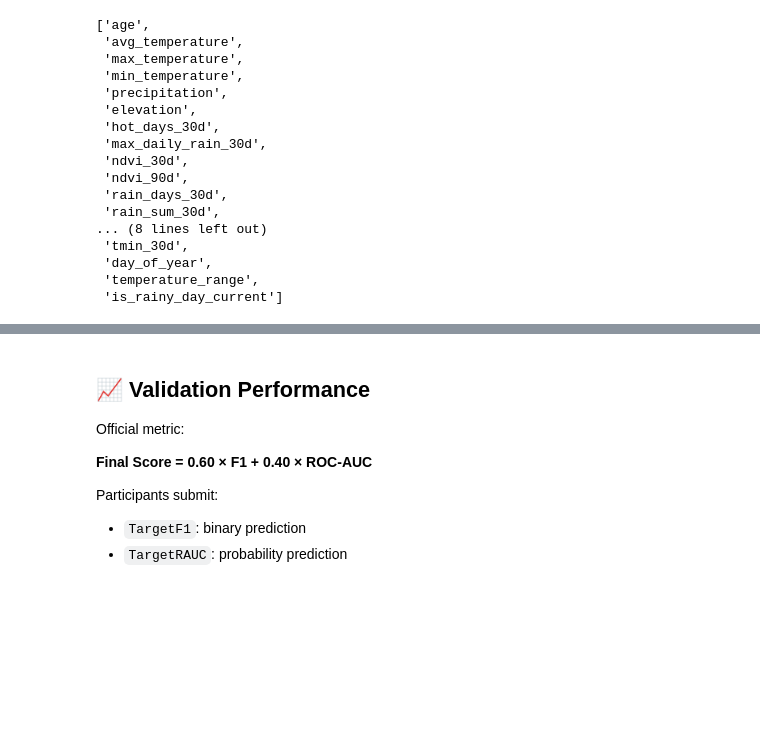
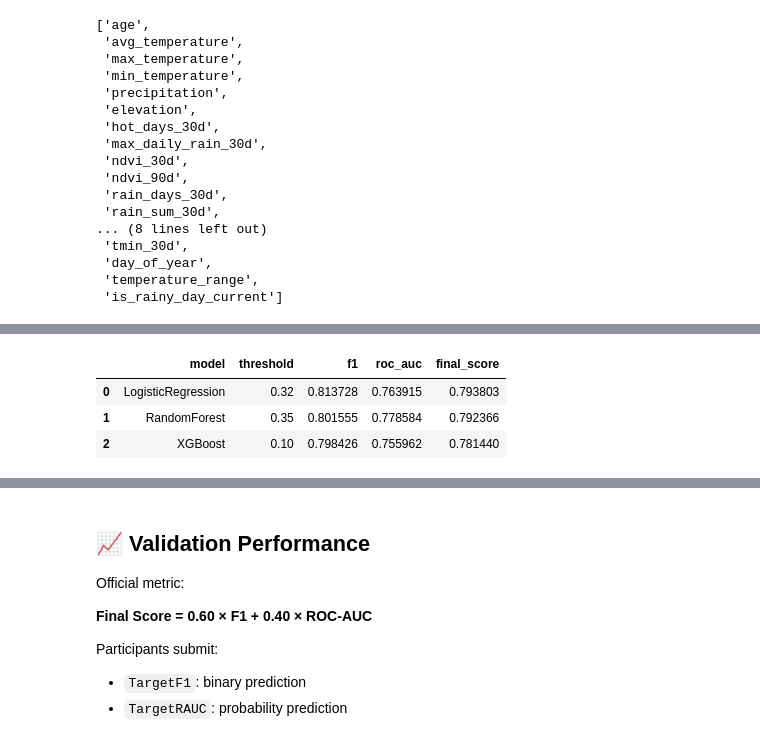
Before and after one commit to Henintsoaaa/climaite-health, a Jupyter notebook: climate_health_starter_notebook_.ipynb, the cells around one changed output, grey strips where cells are left out. Drawn from its saved outputs; the diff is of its cells as text; code cells hidden in the pictures; blank space fills up the shorter version.

```diff
--- a/climate_health_starter_notebook_.ipynb
+++ b/climate_health_starter_notebook_.ipynb
@@ -303,6 +303,13 @@ numeric_features
  'temperature_range',
  'is_rainy_day_current']
 # %%
+from sklearn.ensemble import RandomForestClassifier
+from xgboost import XGBClassifier
+from sklearn.model_selection import (
+    train_test_split,
+    StratifiedKFold,
+    cross_val_predict
+)
 
 preprocessor = ColumnTransformer(
     transformers=[
@@ -325,13 +332,86 @@ preprocessor = ColumnTransformer(
     ]
 )
 
-pipeline = Pipeline([
-    ("preprocess", preprocessor),
-    ("model", LogisticRegression(
-        max_iter=2000,
-        class_weight="balanced"
-    ))
-])
 
-pipeline.fit(X_train, y_train)
+# Pipeline add different model and hyperparameter tuning if needed
+models = {
+    "LogisticRegression": LogisticRegression(max_iter=2000, class_weight="balanced"),
+    "RandomForest": RandomForestClassifier(n_estimators=400, class_weight="balanced", random_state=42, n_jobs=-1),
+    "XGBoost": XGBClassifier(n_estimators=400, learning_rate=0.5, max_depth=5, random_state=42, use_label_encoder=False, eval_metric='logloss')
+}
+
+# Build one complete pipeline for each model
+pipelines = {}
+
+for model_name, model in models.items():
+    pipelines[model_name] = Pipeline([
+        ("preprocess", preprocessor),
+        ("model", model)
+    ])
+
+# Validation croisée stratifiée en 5 folds
+cv = StratifiedKFold(
+    n_splits=5,
+    shuffle=True,
+    random_state=42
+)
+
+# We will fit one complete pipeline for each model
+model_results = []
+oof_predictions = {}
+
+for model_name, model_pipeline in pipelines.items():
+    print(f"Évaluation de {model_name}...")
+
+    # Probabilités out-of-fold
+    oof_proba = cross_val_predict(
+        model_pipeline,
+        X,
+        y,
+        cv=cv,
+        method="predict_proba",
+        n_jobs=-1
+    )[:, 1]
+
+    oof_predictions[model_name] = oof_proba
+
+    # Recherche du meilleur seuil selon le score officiel
+    thresholds = np.arange(0.10, 0.91, 0.01)
+    threshold_scores = []
+
+    roc_auc = roc_auc_score(y, oof_proba)
+
+    for threshold in thresholds:
+        oof_pred = (oof_proba >= threshold).astype(int)
+        f1 = f1_score(y, oof_pred)
+        final_score = 0.60 * f1 + 0.40 * roc_auc
+
+        threshold_scores.append({
+            "threshold": threshold,
+            "f1": f1,
+            "roc_auc": roc_auc,
+            "final_score": final_score
+        })
+
+    threshold_scores = pd.DataFrame(threshold_scores)
+
+    best_result = threshold_scores.loc[
+        threshold_scores["final_score"].idxmax()
+    ]
+
+    model_results.append({
+        "model": model_name,
+        "threshold": best_result["threshold"],
+        "f1": best_result["f1"],
+        "roc_auc": best_result["roc_auc"],
+        "final_score": best_result["final_score"]
+    })
+
+model_results = (
+    pd.DataFrame(model_results)
+    .sort_values("final_score", ascending=False)
+    .reset_index(drop=True)
+)
+
+model_results
 # %% [output]
@@ -354,0 +436,4 @@ Pipeline(steps=[('preprocess',
+|  | model | threshold | f1 | roc_auc | final_score |
+| 0 | LogisticRegression | 0.32 | 0.813728 | 0.763915 | 0.793803 |
+| 1 | RandomForest | 0.35 | 0.801555 | 0.778584 | 0.792366 |
+| 2 | XGBoost | 0.10 | 0.798426 | 0.755962 | 0.781440 |
```
Also changed, not shown: parts of 8 cells of this notebook.
